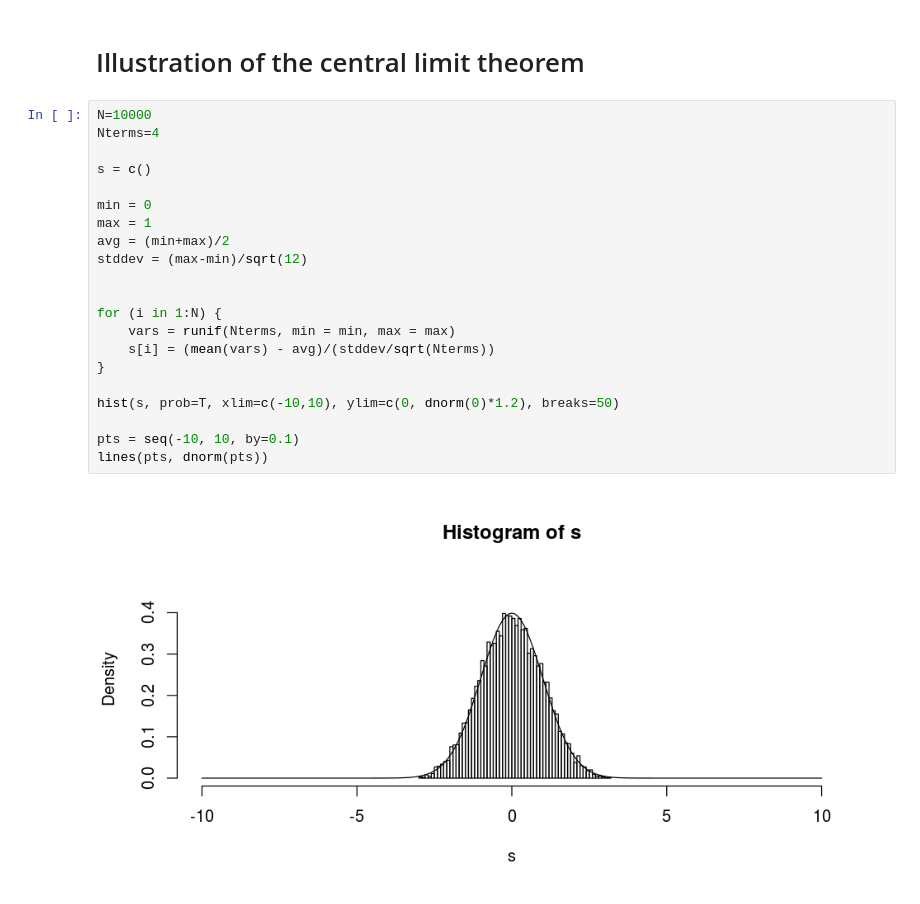
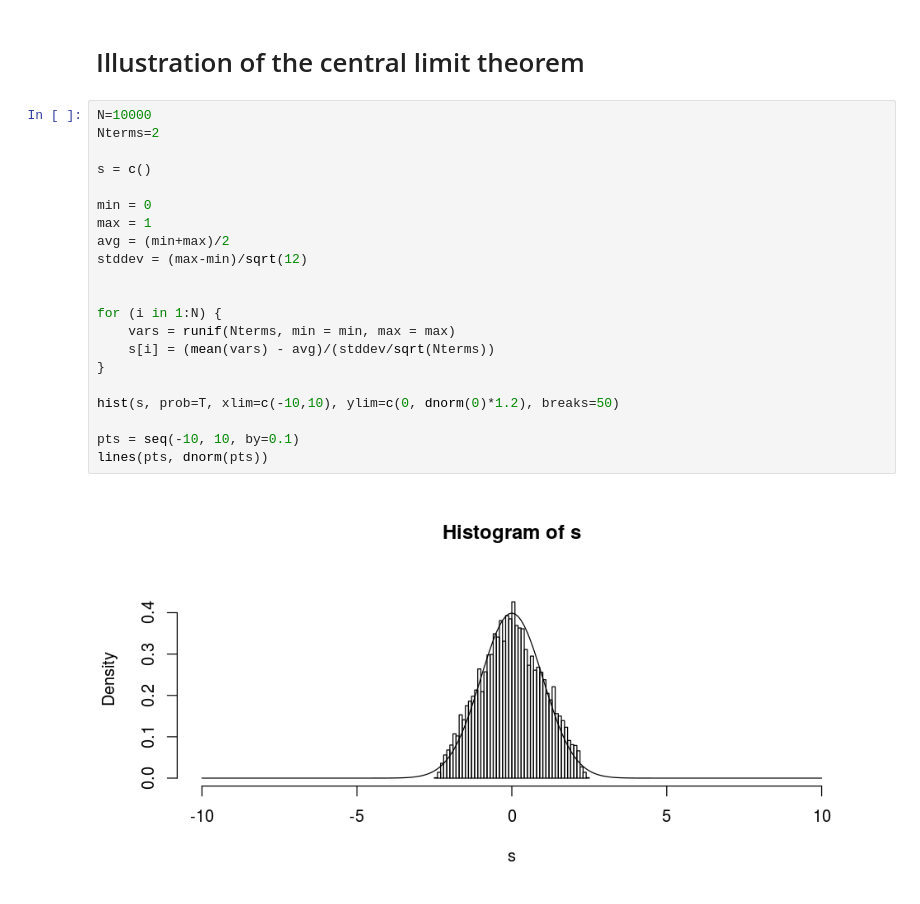
Before and after one commit to ebusato/jupyter_R, a Jupyter notebook: Basics.ipynb, the cells around one changed output. Cells and saved outputs as stored; diff of their text form.

```diff
--- a/Basics.ipynb
+++ b/Basics.ipynb
@@ -134,24 +134,24 @@ sprintf("The theoretical mean (sd) is: %.2f (%.2f)", meant, sdt)
 # Illustration of the central limit theorem
 # %%
 N=10000
-Nterms=4
+Nterms=2
 
 s = c()
 
 min = 0
 max = 1
 avg = (min+max)/2
 stddev = (max-min)/sqrt(12)
 
 
 for (i in 1:N) {
     vars = runif(Nterms, min = min, max = max)
     s[i] = (mean(vars) - avg)/(stddev/sqrt(Nterms))
 }
 
 hist(s, prob=T, xlim=c(-10,10), ylim=c(0, dnorm(0)*1.2), breaks=50)
 
 pts = seq(-10, 10, by=0.1)
 lines(pts, dnorm(pts))
 # %% [output]
-[figure, old version]
+[figure, new version]
```
Also changed, not shown: 1 other file.
